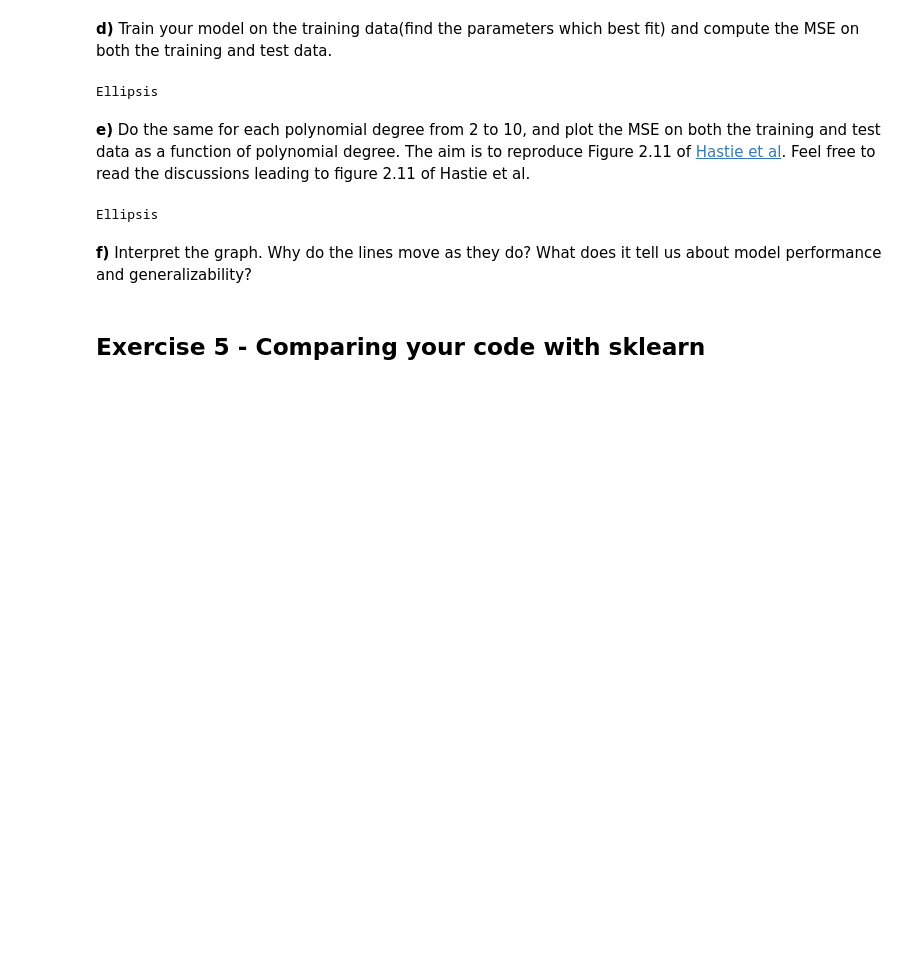
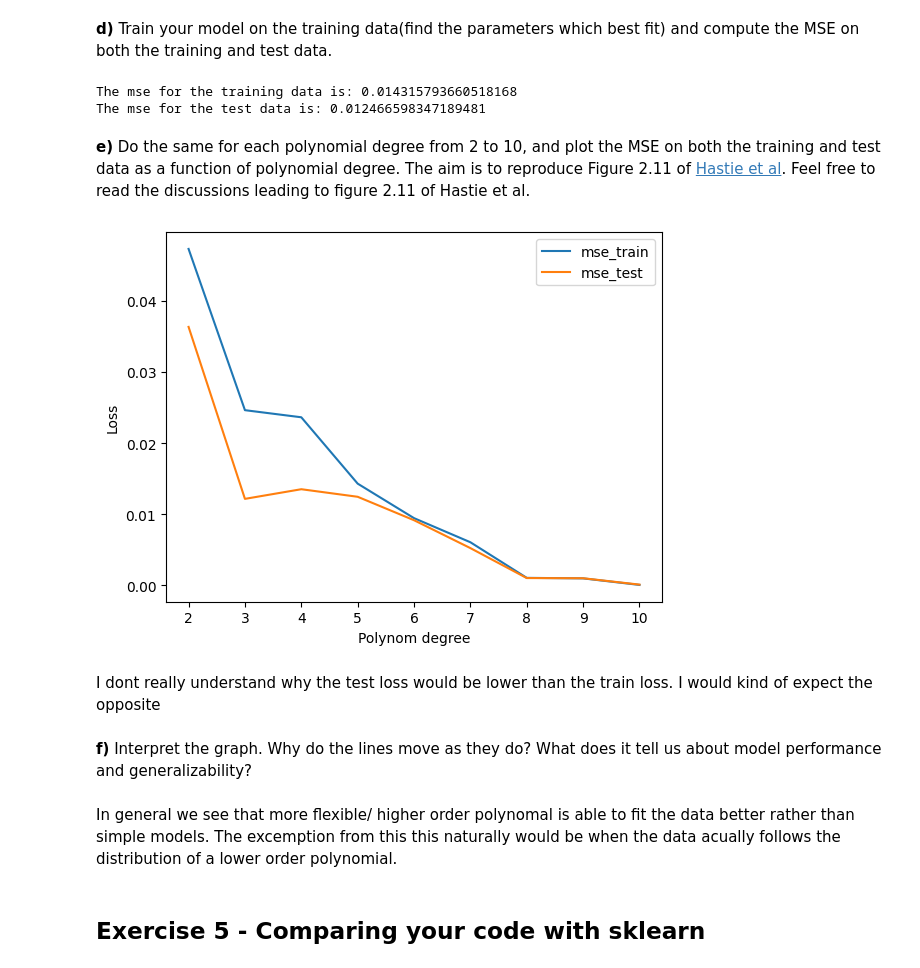
Before and after one commit to Bror1n/FYS-STK3155, a Jupyter notebook: doc/LectureNotes/exercisesweek35.ipynb, the cells around one changed output. Drawn from its saved outputs; the diff is of its cells as text; code cells hidden in the pictures; blank space fills up the shorter version.

```diff
--- a/doc/LectureNotes/exercisesweek35.ipynb
+++ b/doc/LectureNotes/exercisesweek35.ipynb
@@ -229,7 +229,7 @@ y = spending
 **b)** Use the expression from **3d)** to find the optimal parameters $\boldsymbol{\hat{\beta}_{OLS}}$ for predicting spending based on these features. Create a function for this operation, as you are going to need to use it a lot.
 # %%
 def OLS_parameters(X, y):
-    beta = np.linalg.inv(X.T@X)@X.T*y
+    beta = np.linalg.inv(X.T@X)@X.T@y
     return beta
 beta = OLS_parameters(X, y)
 # %% [markdown]
@@ -266,21 +267,53 @@ from sklearn.model_selection import train_test_split
 def mse(y_true, y_pred):
     return np.mean((y_true - y_pred)**2)
 
-X_train, X_test, y_train, y_test = train_test_split()
+X_train, X_test, y_train, y_test = train_test_split(X,y,test_size=0.25,random_state=0)
 # %% [markdown]
 **d)** Train your model on the training data(find the parameters which best fit) and compute the MSE on both the training and test data.
 # %%
-...
+beta_train = OLS_parameters(X_train,y_train)
+y_hat_train = X_train@beta_train
+mse_train = mse(y_train, y_hat_train)
+print(f"The mse for the training data is: {mse_train}")
+
+y_hat_test = X_test@beta_train
+mse_test = mse(y_test,y_hat_test)
+print(f"The mse for the test data is: {mse_test}")
 # %% [output]
-Ellipsis
+The mse for the training data is: 0.014315793660518168
+The mse for the test data is: 0.012466598347189481
 # %% [markdown]
 **e)** Do the same for each polynomial degree from 2 to 10, and plot the MSE on both the training and test data as a function of polynomial degree. The aim is to reproduce Figure 2.11 of [Hastie et al](https://github.com/CompPhysics/MLErasmus/blob/master/doc/Textbooks/elementsstat.pdf). Feel free to read the discussions leading to figure 2.11 of Hastie et al.
 # %%
-...
+import matplotlib.pyplot as plt
+
+mse_train = []
+mse_test = []
+
+polynoms = range(2,11)
+for i in polynoms:
+    X = polynomial_features(x,i)
+    X_train, X_test, y_train, y_test = train_test_split(X,y,test_size=0.25,random_state=0)
+    beta_train = OLS_parameters(X_train,y_train)
+    y_train_hat = X_train@beta_train
+    mse_train.append(mse(y_train, y_train_hat))
+    y_test_hat = X_test@beta_train
+    mse_test.append(mse(y_test, y_test_hat))
+
+plt.plot(polynoms,mse_train,label="mse_train")
+plt.plot(polynoms,mse_test,label="mse_test")
+plt.xlabel("Polynom degree")
+plt.ylabel("Loss")
+plt.legend()
+plt.show()
 # %% [output]
-Ellipsis
+[figure, added]
+# %% [markdown]
+I dont really understand why the test loss would be lower than the train loss. I would kind of expect the opposite
 # %% [markdown]
 **f)** Interpret the graph. Why do the lines move as they do? What does it tell us about model performance and generalizability?
+# %% [markdown]
+In general we see that more flexible/ higher order polynomal is able to fit the data better rather than simple models. The excemption from this this naturally would be when the data acually follows the distribution of a lower order polynomial.
 # %% [markdown]
 ## Exercise 5 - Comparing your code with sklearn
 # %% [markdown]
```
Also changed, not shown: parts of 5 cells of this notebook.
